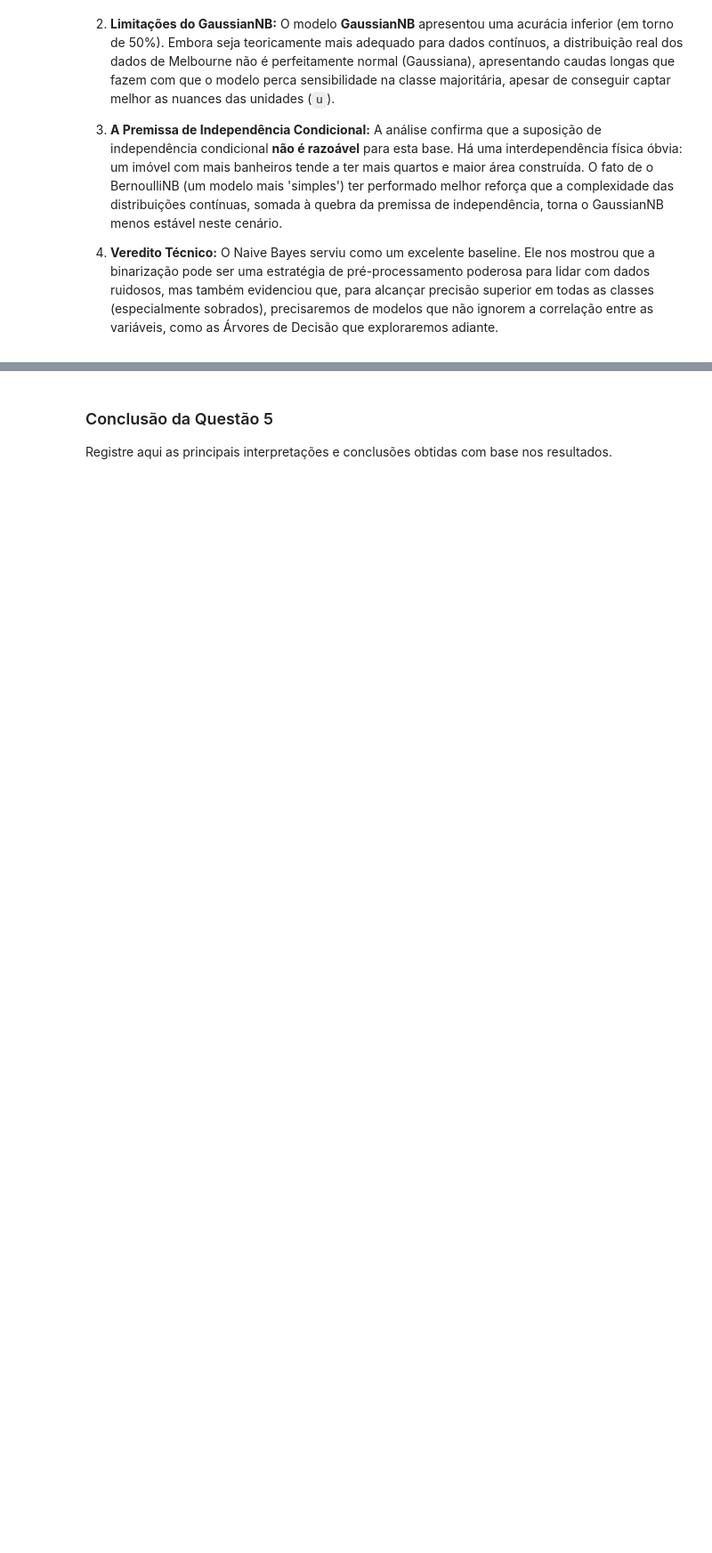
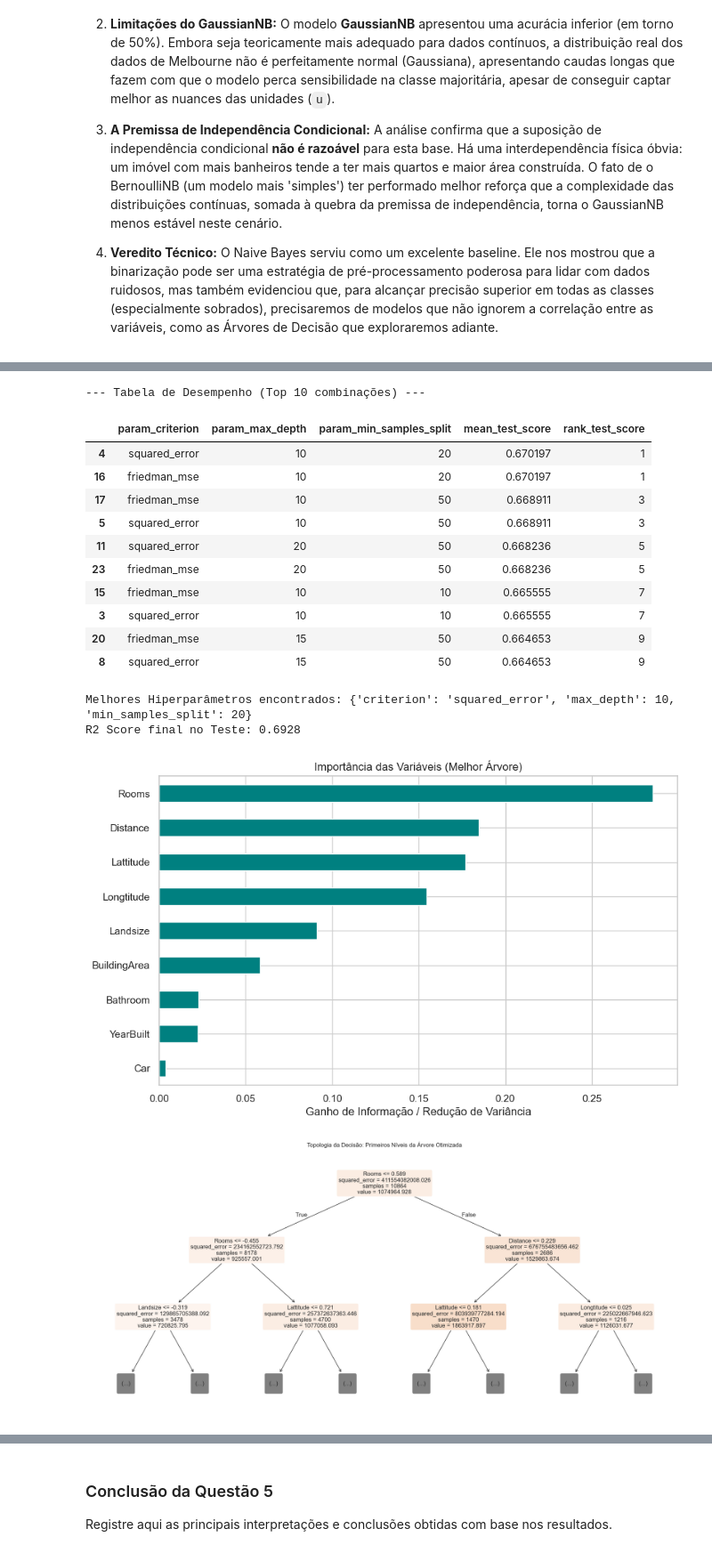
Before and after one commit to Kcodesufal/data-science-2026, a Jupyter notebook: lista 2/Lista_2_Kauê_respondida.ipynb, the cells around one changed output, grey strips where cells are left out. Shown at 89% size. Cells and saved outputs as stored; diff of their text form; code cells hidden in the pictures; blank space fills up the shorter version.

```diff
--- a/lista 2/Lista_2_Kauê_respondida.ipynb
+++ b/lista 2/Lista_2_Kauê_respondida.ipynb
@@ -297,4 +373,65 @@ Implemente abaixo o código da questão.
 # %%
-# Código da Questão 4
+# 1. Importações e Configuração da Busca em Grade (Grid Search)
+from sklearn.model_selection import GridSearchCV
+from sklearn.tree import plot_tree
+
+# Definição dos hiperparâmetros conforme o enunciado
+param_grid = {
+    'criterion': ['squared_error', 'friedman_mse'],
+    'max_depth': [5, 10, 15, 20],
+    'min_samples_split': [10, 20, 50]
+}
+
+grid_search = GridSearchCV(
+    DecisionTreeRegressor(random_state=42),
+    param_grid,
+    cv=5,
+    scoring='r2',
+    n_jobs=-1
+)
+
+# 2. Execução da busca (utilizando os dados pré-processados da Questão 3)
+grid_search.fit(X_train_scaled, y_train)
+
+# Registro dos resultados em tabela
+results_df = pd.DataFrame(grid_search.cv_results_)
+print("\n--- Tabela de Desempenho (Top 10 combinações) ---")
+cols_to_show = ['param_criterion', 'param_max_depth', 'param_min_samples_split', 'mean_test_score', 'rank_test_score']
+display(results_df[cols_to_show].sort_values('rank_test_score').head(10))
+
+best_tree = grid_search.best_estimator_
+print(f"\nMelhores Hiperparâmetros encontrados: {grid_search.best_params_}")
+print(f"R2 Score final no Teste: {r2_score(y_test, best_tree.predict(X_test_scaled)):.4f}")
+
+# 3. Identificação das Variáveis Mais Relevantes
+plt.figure(figsize=(10, 6))
+feat_importances = pd.Series(best_tree.feature_importances_, index=features)
+feat_importances.sort_values().plot(kind='barh', color='teal')
+plt.title('Importância das Variáveis (Melhor Árvore)')
+plt.xlabel('Ganho de Informação / Redução de Variância')
+plt.show()
+
+# 4. Interpretação da Árvore (Visualização dos Níveis Iniciais)
+plt.figure(figsize=(22, 10))
+plot_tree(best_tree, max_depth=2, feature_names=features, filled=True, rounded=True, fontsize=12)
+plt.title('Topologia da Decisão: Primeiros Níveis da Árvore Otimizada')
+plt.show()
+# %% [output]
+--- Tabela de Desempenho (Top 10 combinações) ---
+|  | param_criterion | param_max_depth | param_min_samples_split | mean_test_score | rank_test_score |
+| 4 | squared_error | 10 | 20 | 0.670197 | 1 |
+| 16 | friedman_mse | 10 | 20 | 0.670197 | 1 |
+| 17 | friedman_mse | 10 | 50 | 0.668911 | 3 |
+| 5 | squared_error | 10 | 50 | 0.668911 | 3 |
+| 11 | squared_error | 20 | 50 | 0.668236 | 5 |
+| 23 | friedman_mse | 20 | 50 | 0.668236 | 5 |
+| 15 | friedman_mse | 10 | 10 | 0.665555 | 7 |
+| 3 | squared_error | 10 | 10 | 0.665555 | 7 |
+| 20 | friedman_mse | 15 | 50 | 0.664653 | 9 |
+| 8 | squared_error | 15 | 50 | 0.664653 | 9 |
+Melhores Hiperparâmetros encontrados: {'criterion': 'squared_error', 'max_depth': 10, 'min_samples_split': 20}
+R2 Score final no Teste: 0.6928
+[figure, added]
+[figure, added]
 # %% [markdown]
 ### Conclusão da Questão 4
```
Also changed, not shown: parts of 6 cells of this notebook.
